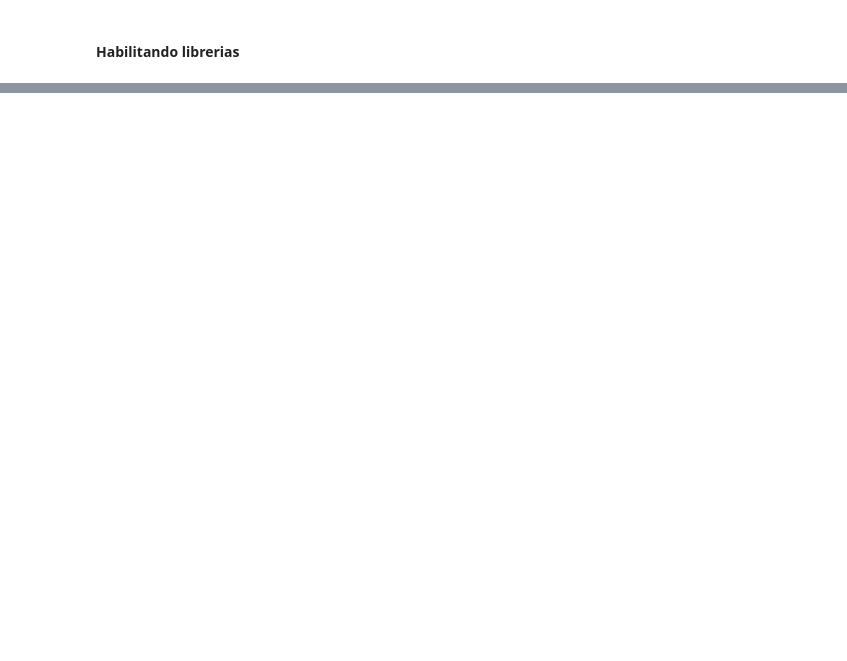
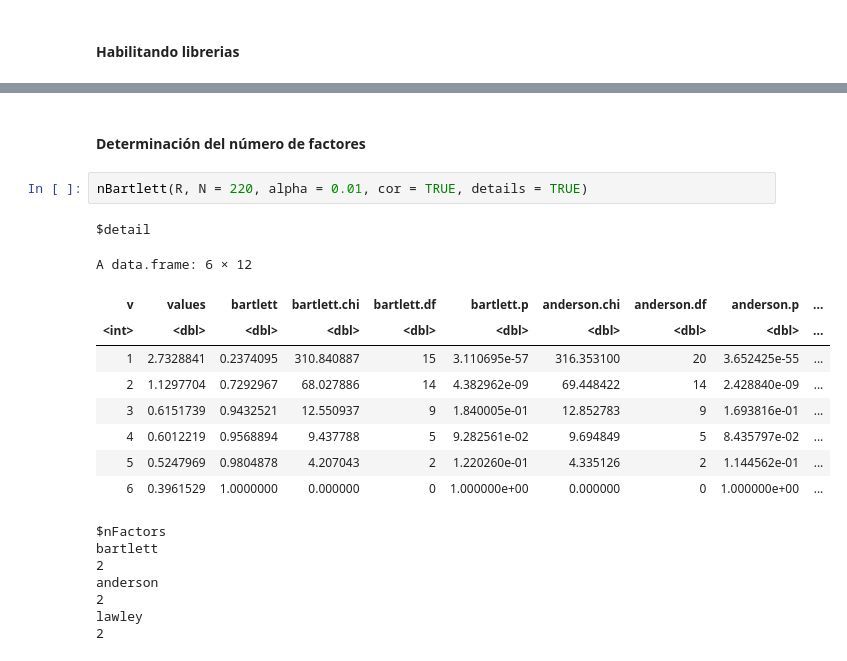
Before and after one commit to cristiandarioortegayubro/Maestria-Ciencia-de-Datos-UBA-FCE, a Jupyter notebook: Analisis_Multivariado/Analisis_exploratorio_factorial.ipynb, the cells around one changed output, grey strips where cells are left out. Saved outputs shown, nothing was run; the diff lists cells and outputs as text; blank space fills up the shorter version.

```diff
--- a/Analisis_Multivariado/Analisis_exploratorio_factorial.ipynb
+++ b/Analisis_Multivariado/Analisis_exploratorio_factorial.ipynb
@@ -58,0 +133,22 @@ ERROR: ignored
+# %% [markdown]
+#### Determinación del número de factores
+# %%
+nBartlett(R, N = 220, alpha = 0.01, cor = TRUE, details = TRUE)
+# %% [output]
+$detail
+A data.frame: 6 × 12
+| v | values | bartlett | bartlett.chi | bartlett.df | bartlett.p | anderson.chi | anderson.df | anderson.p | ... |
+| <int> | <dbl> | <dbl> | <dbl> | <dbl> | <dbl> | <dbl> | <dbl> | <dbl> | ... |
+| 1 | 2.7328841 | 0.2374095 | 310.840887 | 15 | 3.110695e-57 | 316.353100 | 20 | 3.652425e-55 | ... |
+| 2 | 1.1297704 | 0.7292967 | 68.027886 | 14 | 4.382962e-09 | 69.448422 | 14 | 2.428840e-09 | ... |
+| 3 | 0.6151739 | 0.9432521 | 12.550937 | 9 | 1.840005e-01 | 12.852783 | 9 | 1.693816e-01 | ... |
+| 4 | 0.6012219 | 0.9568894 | 9.437788 | 5 | 9.282561e-02 | 9.694849 | 5 | 8.435797e-02 | ... |
+| 5 | 0.5247969 | 0.9804878 | 4.207043 | 2 | 1.220260e-01 | 4.335126 | 2 | 1.144562e-01 | ... |
+| 6 | 0.3961529 | 1.0000000 | 0.000000 | 0 | 1.000000e+00 | 0.000000 | 0 | 1.000000e+00 | ... |
+$nFactors
+bartlett
+2
+anderson
+2
+lawley
+2
```
Also changed, not shown: parts of 39 cells of this notebook.
